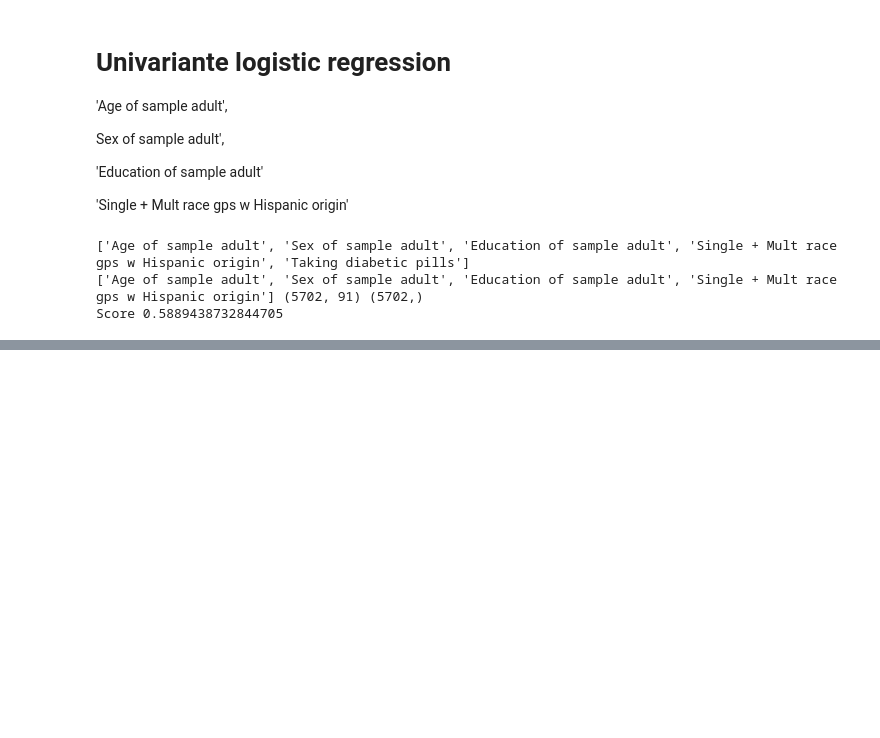
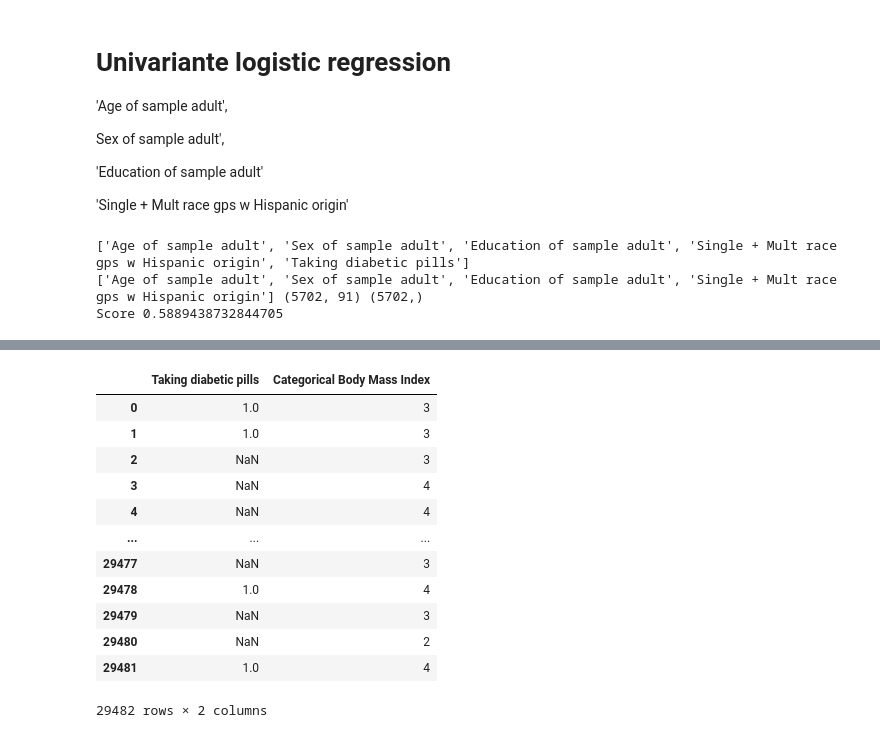
Before and after one commit to amyylin1/Drops_of_Jupyter, a Jupyter notebook: cleaned2.ipynb, the cells around one changed output, grey strips where cells are left out. Saved outputs shown, nothing was run; the diff lists cells and outputs as text; code cells hidden in the pictures; blank space fills up the shorter version.

```diff
--- a/cleaned2.ipynb
+++ b/cleaned2.ipynb
@@ -558,0 +577,18 @@ Score 0.5889438732844705
+# %%
+# a new df
+clean_bmi = clean_df2.loc[ :, ['Taking diabetic pills', 'Categorical Body Mass Index'] ]
+clean_bmi
+# %% [output]
+|  | Taking diabetic pills | Categorical Body Mass Index |
+| 0 | 1.0 | 3 |
+| 1 | 1.0 | 3 |
+| 2 | NaN | 3 |
+| 3 | NaN | 4 |
+| 4 | NaN | 4 |
+| ... | ... | ... |
+| 29477 | NaN | 3 |
+| 29478 | 1.0 | 4 |
+| 29479 | NaN | 3 |
+| 29480 | NaN | 2 |
+| 29481 | 1.0 | 4 |
+29482 rows × 2 columns
```
Also changed, not shown: parts of 9 cells of this notebook.
